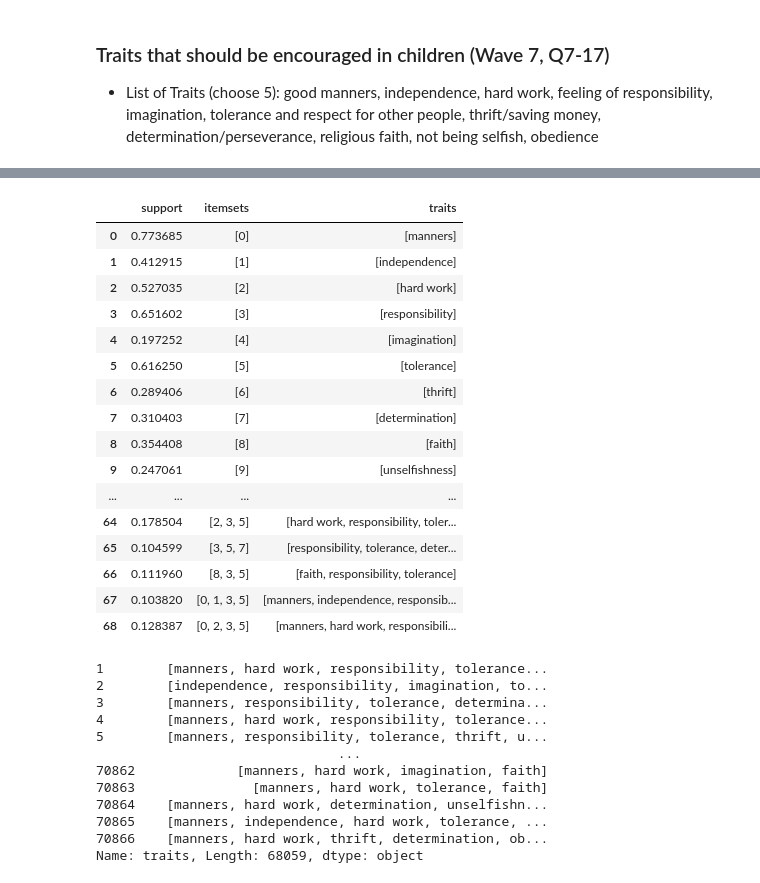
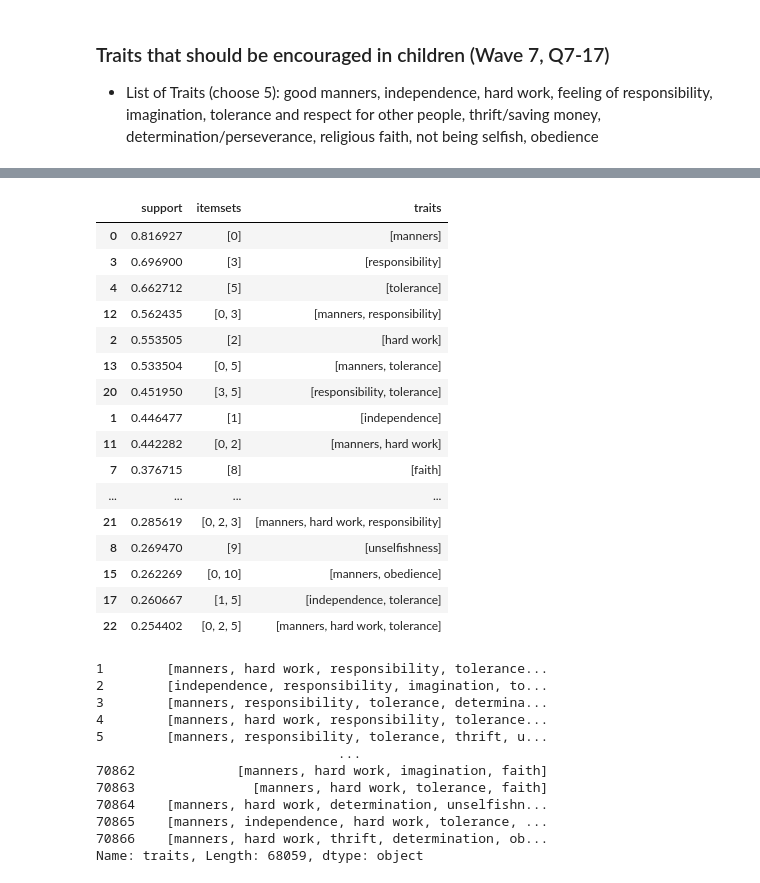
Before and after one commit to wplam107/world_values, a Jupyter notebook: notebooks/child_traits.ipynb, the cells around one changed output, grey strips where cells are left out. Drawn from its saved outputs; the diff is of its cells as text; code cells hidden in the pictures.

```diff
--- a/notebooks/child_traits.ipynb
+++ b/notebooks/child_traits.ipynb
@@ -55,15 +59,16 @@ df.columns = df.columns.map(traits_dict)
 df.iloc[:, 1:] = df.iloc[:, 1:].applymap(convert_bool)
 # %%
 traits = [ col for col in df.columns if col != 'country' ]
+# %%
+df['num'] = df[traits].sum(axis=1)
 # %%
-# NaN incorrectly answered questionnaire (more than 5 traits selected or 0 selected traits)
-df['drop'] = df[traits].sum(axis=1)
-df['drop'] = np.where(df['drop'] > 5, np.nan, df['drop'])
-df['drop'] = np.where(df['drop'] == 0, np.nan, df['drop'])
+# NaN all selected number of traits not equal to 5 (standardize measurements)
+df['num'] = df[traits].sum(axis=1)
+df['num'] = np.where(df['num'] == 5, df['num'], np.nan)
 
 # Drop NaN
 df.dropna(inplace=True)
-df.drop(columns='drop', inplace=True)
+df.drop(columns='num', inplace=True)
 # %%
 # Set data columns
 X = df.drop(columns='country')
@@ -72,0 +85,6 @@ trait_sets = apriori(X, 0.1)
+# %%
+# Map traits onto values
+tdf = pd.DataFrame()
+for i in range(len(X.columns)):
+    trait = X.columns[i]
+    tdf[i] = map_trait(X, trait)
@@ -73,3 +128,6 @@ trait_sets = apriori(X, 0.1)
+# %%
+# Run apriori algorithm
+trait_sets = apriori(X, 0.25)
 # %%
 trait_sets['itemsets'] = [ list(value) for value in trait_sets['itemsets'].values ]
 # %%
@@ -79,23 +137,3 @@ item2trait = {
 }
 # %%
 trait_sets['traits'] = trait_sets['itemsets'].map(lambda x: [ item2trait[ele] for ele in x ])
-# %%
-trait_sets
-# %% [output]
-|  | support | itemsets | traits |
-| 0 | 0.773685 | [0] | [manners] |
-| 1 | 0.412915 | [1] | [independence] |
-| 2 | 0.527035 | [2] | [hard work] |
-| 3 | 0.651602 | [3] | [responsibility] |
-| 4 | 0.197252 | [4] | [imagination] |
-| 5 | 0.616250 | [5] | [tolerance] |
-| 6 | 0.289406 | [6] | [thrift] |
-| 7 | 0.310403 | [7] | [determination] |
-| 8 | 0.354408 | [8] | [faith] |
-| 9 | 0.247061 | [9] | [unselfishness] |
-| ... | ... | ... | ... |
-| 64 | 0.178504 | [2, 3, 5] | [hard work, responsibility, toler... |
-| 65 | 0.104599 | [3, 5, 7] | [responsibility, tolerance, deter... |
-| 66 | 0.111960 | [8, 3, 5] | [faith, responsibility, tolerance] |
-| 67 | 0.103820 | [0, 1, 3, 5] | [manners, independence, responsib... |
-| 68 | 0.128387 | [0, 2, 3, 5] | [manners, hard work, responsibili... |
@@ -119,3 +140,23 @@ df['traits'] = new_df.apply(list_traits, axis=1)
+# %%
+trait_sets.sort_values('support', ascending=False)
+# %% [output]
+|  | support | itemsets | traits |
+| 0 | 0.816927 | [0] | [manners] |
+| 3 | 0.696900 | [3] | [responsibility] |
+| 4 | 0.662712 | [5] | [tolerance] |
+| 12 | 0.562435 | [0, 3] | [manners, responsibility] |
+| 2 | 0.553505 | [2] | [hard work] |
+| 13 | 0.533504 | [0, 5] | [manners, tolerance] |
+| 20 | 0.451950 | [3, 5] | [responsibility, tolerance] |
+| 1 | 0.446477 | [1] | [independence] |
+| 11 | 0.442282 | [0, 2] | [manners, hard work] |
+| 7 | 0.376715 | [8] | [faith] |
+| ... | ... | ... | ... |
+| 21 | 0.285619 | [0, 2, 3] | [manners, hard work, responsibility] |
+| 8 | 0.269470 | [9] | [unselfishness] |
+| 15 | 0.262269 | [0, 10] | [manners, obedience] |
+| 17 | 0.260667 | [1, 5] | [independence, tolerance] |
+| 22 | 0.254402 | [0, 2, 5] | [manners, hard work, tolerance] |
 # %%
 # Drop one-hot columns
 df.drop(columns=[ col for col in df.columns if col not in ['country', 'traits'] ], inplace=True)
```
Also changed, not shown: parts of 11 cells of this notebook.
